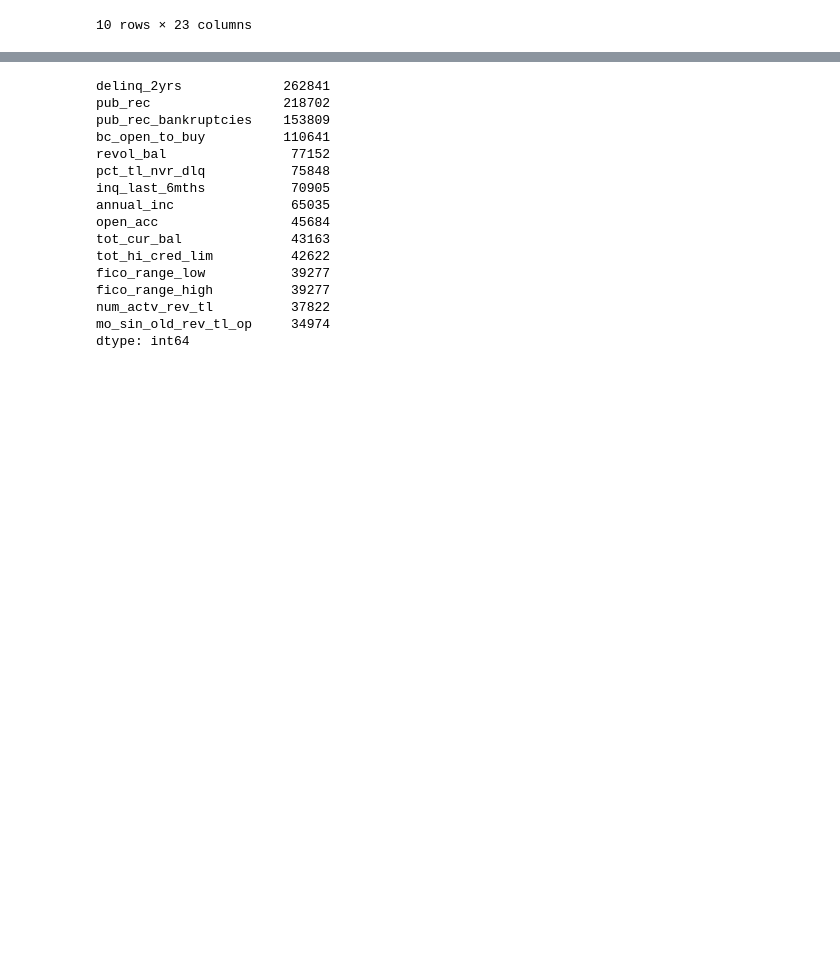
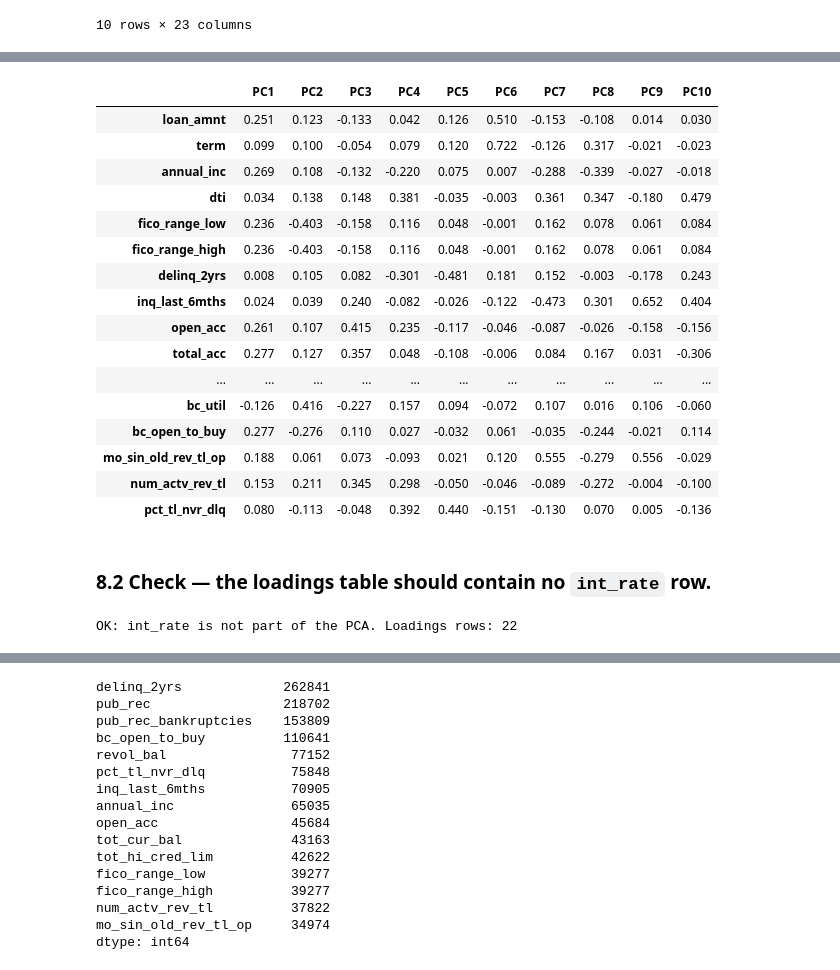
Before and after one commit to JoaoCatanho/Project_Ciencias_Dados, a Jupyter notebook: notebooks/03_eda.ipynb, the cells around one changed output, grey strips where cells are left out. Saved outputs shown, nothing was run; the diff lists cells and outputs as text; code cells hidden in the pictures; blank space fills up the shorter version.

```diff
--- a/notebooks/03_eda.ipynb
+++ b/notebooks/03_eda.ipynb
@@ -263,0 +307,28 @@ is not installed, install it with `pip install umap-learn`.
+# %%
+loadings = pd.read_csv(OUT_FIG / 'pca' / 'pca_loadings.csv', index_col=0)
+loadings.round(3).head(25)
+# %% [output]
+|  | PC1 | PC2 | PC3 | PC4 | PC5 | PC6 | PC7 | PC8 | PC9 | PC10 |
+| loan_amnt | 0.251 | 0.123 | -0.133 | 0.042 | 0.126 | 0.510 | -0.153 | -0.108 | 0.014 | 0.030 |
+| term | 0.099 | 0.100 | -0.054 | 0.079 | 0.120 | 0.722 | -0.126 | 0.317 | -0.021 | -0.023 |
+| annual_inc | 0.269 | 0.108 | -0.132 | -0.220 | 0.075 | 0.007 | -0.288 | -0.339 | -0.027 | -0.018 |
+| dti | 0.034 | 0.138 | 0.148 | 0.381 | -0.035 | -0.003 | 0.361 | 0.347 | -0.180 | 0.479 |
+| fico_range_low | 0.236 | -0.403 | -0.158 | 0.116 | 0.048 | -0.001 | 0.162 | 0.078 | 0.061 | 0.084 |
+| fico_range_high | 0.236 | -0.403 | -0.158 | 0.116 | 0.048 | -0.001 | 0.162 | 0.078 | 0.061 | 0.084 |
+| delinq_2yrs | 0.008 | 0.105 | 0.082 | -0.301 | -0.481 | 0.181 | 0.152 | -0.003 | -0.178 | 0.243 |
+| inq_last_6mths | 0.024 | 0.039 | 0.240 | -0.082 | -0.026 | -0.122 | -0.473 | 0.301 | 0.652 | 0.404 |
+| open_acc | 0.261 | 0.107 | 0.415 | 0.235 | -0.117 | -0.046 | -0.087 | -0.026 | -0.158 | -0.156 |
+| total_acc | 0.277 | 0.127 | 0.357 | 0.048 | -0.108 | -0.006 | 0.084 | 0.167 | 0.031 | -0.306 |
+| ... | ... | ... | ... | ... | ... | ... | ... | ... | ... | ... |
+| bc_util | -0.126 | 0.416 | -0.227 | 0.157 | 0.094 | -0.072 | 0.107 | 0.016 | 0.106 | -0.060 |
+| bc_open_to_buy | 0.277 | -0.276 | 0.110 | 0.027 | -0.032 | 0.061 | -0.035 | -0.244 | -0.021 | 0.114 |
+| mo_sin_old_rev_tl_op | 0.188 | 0.061 | 0.073 | -0.093 | 0.021 | 0.120 | 0.555 | -0.279 | 0.556 | -0.029 |
+| num_actv_rev_tl | 0.153 | 0.211 | 0.345 | 0.298 | -0.050 | -0.046 | -0.089 | -0.272 | -0.004 | -0.100 |
+| pct_tl_nvr_dlq | 0.080 | -0.113 | -0.048 | 0.392 | 0.440 | -0.151 | -0.130 | 0.070 | 0.005 | -0.136 |
+# %% [markdown]
+### 8.2 Check — the loadings table should contain no `int_rate` row.
+# %%
+assert 'int_rate' not in loadings.index, 'int_rate must not appear in PCA loadings'
+print('OK: int_rate is not part of the PCA. Loadings rows:', len(loadings.index))
+# %% [output]
+OK: int_rate is not part of the PCA. Loadings rows: 22
```
Also changed, not shown: parts of 26 cells of this notebook, 2 other files.
